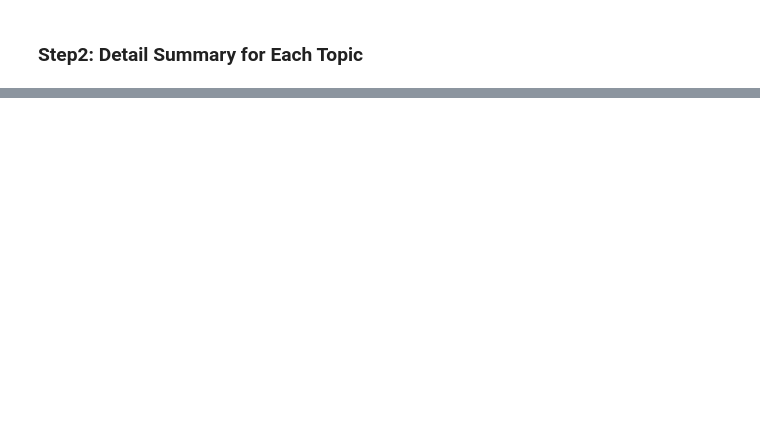
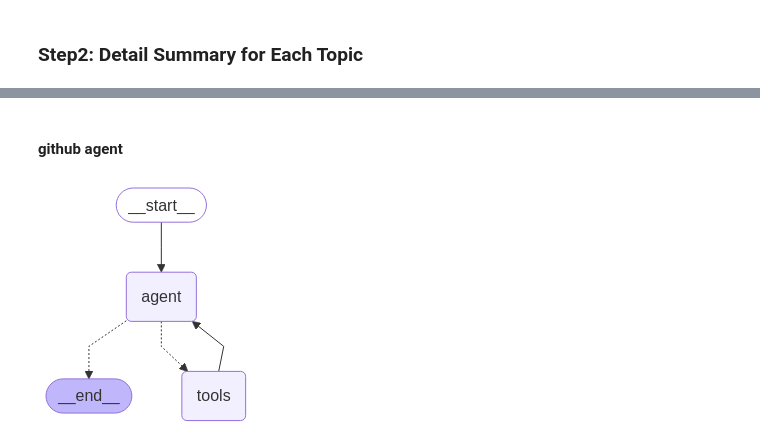
Before and after one commit to jeff52415/ai-news-ignite, a Jupyter notebook: notebook/langgraph_agent.ipynb, the cells around one changed output, grey strips where cells are left out. Drawn from its saved outputs; the diff is of its cells as text; code cells hidden in the pictures; blank space fills up the shorter version.

```diff
--- a/notebook/langgraph_agent.ipynb
+++ b/notebook/langgraph_agent.ipynb
@@ -199,0 +122,8 @@ agent.
+# %% [markdown]
+#### github agent
+# %%
+github_assistant = await agent_factory.get_github_assistant()
+# %%
+github_assistant
+# %% [output]
+[figure, added]
```
Also changed, not shown: parts of 41 cells of this notebook, 2 other files.
